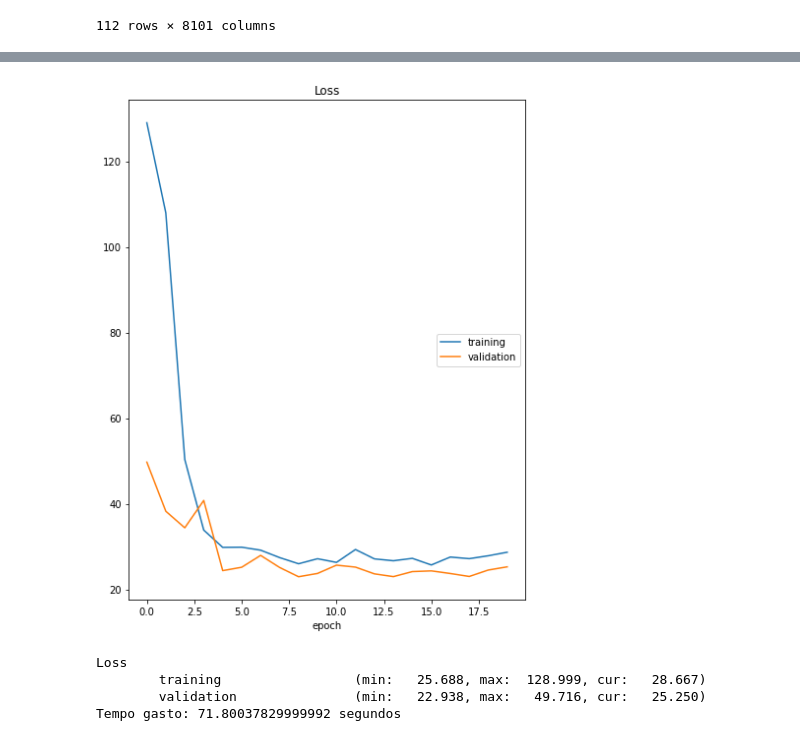
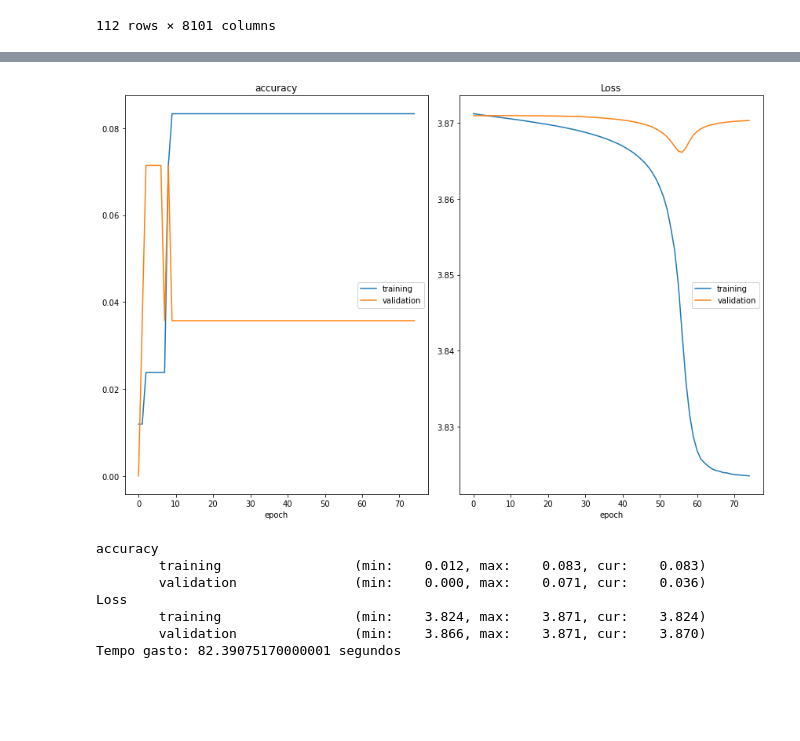
Before and after one commit to 154Nacho/DL, a Jupyter notebook: projetoCNN.ipynb, the cells around one changed output, grey strips where cells are left out. Cells and saved outputs as stored; diff of their text form; code cells hidden in the pictures; blank space fills up the shorter version.

```diff
--- a/projetoCNN.ipynb
+++ b/projetoCNN.ipynb
@@ -43,7 +43,7 @@ test_transform = Compose(
     Normalize(mean=(0.1307,), std=(0.3081,))
     ])
 # %%
-BATCH_SIZE = 32
+BATCH_SIZE = 4
 # %% [markdown]
 # 1. Recolher dados
 # %%
@@ -247,7 +247,12 @@ class MyDataset(Dataset):
         self.y = df_set.values[:, 0]
 
         self.x = self.x.astype('float32')
+        self.le = LabelEncoder()
+        self.y = self.le.fit_transform(self.y)
         self.y = self.y.astype('long')
+
+    def get_le(self):
+        return self.le
 
     def __len__(self):
         return len(self.x)
@@ -261,8 +266,8 @@ class MyDataset(Dataset):
 
     def get_TensorDataset(self):
         x = self.x.reshape(len(self.x), 1, 90, 90)
-        #xmax, xmin = x.max(), x.min()
-        #x = (x - xmin)/(xmax - xmin)
+        xmax, xmin = x.max(), x.min()
+        x = (x - xmin)/(xmax - xmin)
         x  = torch.from_numpy(np.array(x)).float()
         y  = torch.from_numpy(np.array(self.y)).type(torch.LongTensor)
         cases = torch.utils.data.TensorDataset(x,y)
@@ -290,17 +295,18 @@ class MyDatasetTest(Dataset):
 
     def get_TensorDataset(self):
         x = self.x.reshape(len(self.x), 1, 90, 90)
-        #xmax, xmin = x.max(), x.min()
-        #x = (x - xmin)/(xmax - xmin)
+        xmax, xmin = x.max(), x.min()
+        x = (x - xmin)/(xmax - xmin)
         x  = torch.from_numpy(np.array(x)).float()
         cases = torch.utils.data.TensorDataset(x)
         return cases
 
 def prepare_data_loaders(df_train, df_test):
     dataset_train = MyDataset(df_train,transform=train_transform)
+    le = dataset_train.get_le()
     dataset_test = MyDatasetTest(df_test,transform=test_transform)
     train = dataset_train.get_TensorDataset()
-    train_size = int(0.8 * len(train))
+    train_size = int(0.75 * len(train))
     val_size = len(train) - train_size
     train, validation = random_split(train, [train_size, val_size], generator=torch.Generator().manual_seed(2022))
     test = dataset_test.get_TensorDataset()
@@ -311,6 +317,6 @@ def prepare_data_loaders(df_train, df_test):
     train_dl_all = DataLoader(train, batch_size=len(train), shuffle=False)
     val_dl_all = DataLoader(validation, batch_size=len(validation), shuffle=True)
     test_dl_all = DataLoader(test, batch_size=len(test), shuffle=False)
-    return train_dl, val_dl, test_dl, train_dl_all, val_dl_all, test_dl_all
+    return train_dl, val_dl, test_dl, train_dl_all, val_dl_all, test_dl_all, le
 
-train_dl, val_dl, test_dl, train_dl_all, val_dl_all, test_dl_all = prepare_data_loaders(train_df_all, test_df_all)
+train_dl, val_dl, test_dl, train_dl_all, val_dl_all, test_dl_all, le = prepare_data_loaders(train_df_all, test_df_all)
@@ -397,6 +446,7 @@ def train_model(h5_file, train_dl, val_dl, model, criterion, optimizer):
             labels = labels.to(device)
             outputs = model(inputs)
             #print('outputs: ', outputs)
+            #print('labels: ', labels)
             loss = criterion(outputs, labels)
             optimizer.zero_grad()
             loss.backward()
@@ -405,9 +455,9 @@ def train_model(h5_file, train_dl, val_dl, model, criterion, optimizer):
             _, preds = torch.max(outputs, 1)
             running_corrects += torch.sum(preds == labels.data)
         epoch_loss = running_loss / len(train_dl.dataset)
-        #epoch_acc = running_corrects.float() / len(train_dl.dataset)
+        epoch_acc = running_corrects.float() / len(train_dl.dataset)
         logs['loss'] = epoch_loss.item()
-        #logs['accuracy'] = epoch_acc.item()
+        logs['accuracy'] = epoch_acc.item()
 
         model.eval()
         running_loss  = 0.0
@@ -419,11 +469,13 @@ def train_model(h5_file, train_dl, val_dl, model, criterion, optimizer):
             loss = criterion(outputs, labels)
             running_loss += loss.detach() * inputs.size(0)
             _, preds = torch.max(outputs, 1)
+            print('Preds: ', preds)
+            print('Labels: ', labels)
             running_corrects += torch.sum(preds == labels.data)
         epoch_loss = running_loss / len(val_dl.dataset)
-        #epoch_acc = running_corrects.float() / len(val_dl.dataset)
+        epoch_acc = running_corrects.float() / len(val_dl.dataset)
         logs['val_loss'] = epoch_loss.item()
-        #logs['val_accuracy'] = epoch_acc.item()
+        logs['val_accuracy'] = epoch_acc.item()
         liveloss.update(logs)
         liveloss.send()
 
@@ -431,20 +483,23 @@ def train_model(h5_file, train_dl, val_dl, model, criterion, optimizer):
 # %%
 model = CNNModel_1()
 
 print(summary(model, input_size=(BATCH_SIZE, 1,90,90), verbose=0))
 model.to(device)
-EPOCHS = 20
-LEARNING_RATE = 0.001
-criterion = torch.nn.L1Loss() #MAE - problema de regressão, por isso não usamos a accuracy para nada
-optimizer = Adam(model.parameters(), lr=LEARNING_RATE)
+EPOCHS = 75
+LEARNING_RATE = 0.01
+criterion = CrossEntropyLoss()
+optimizer = SGD(model.parameters(), lr=LEARNING_RATE)
 starttime = time.perf_counter()
 train_model('CNNModel_1.pth', train_dl, val_dl, model, criterion, optimizer)
 endtime = time.perf_counter()
 print(f"Tempo gasto: {endtime - starttime} segundos")
 # %% [output]
-[figure, old version]
+[figure, new version]
+accuracy
+        training                 (min:    0.012, max:    0.083, cur:    0.083)
+        validation               (min:    0.000, max:    0.071, cur:    0.036)
 Loss
-        training                 (min:   25.688, max:  128.999, cur:   28.667)
-        validation               (min:   22.938, max:   49.716, cur:   25.250)
-Tempo gasto: 71.80037829999992 segundos
+        training                 (min:    3.824, max:    3.871, cur:    3.824)
+        validation               (min:    3.866, max:    3.871, cur:    3.870)
+Tempo gasto: 82.39075170000001 segundos
 # %%
```
Also changed, not shown: parts of 3 cells of this notebook, 1 other file.
